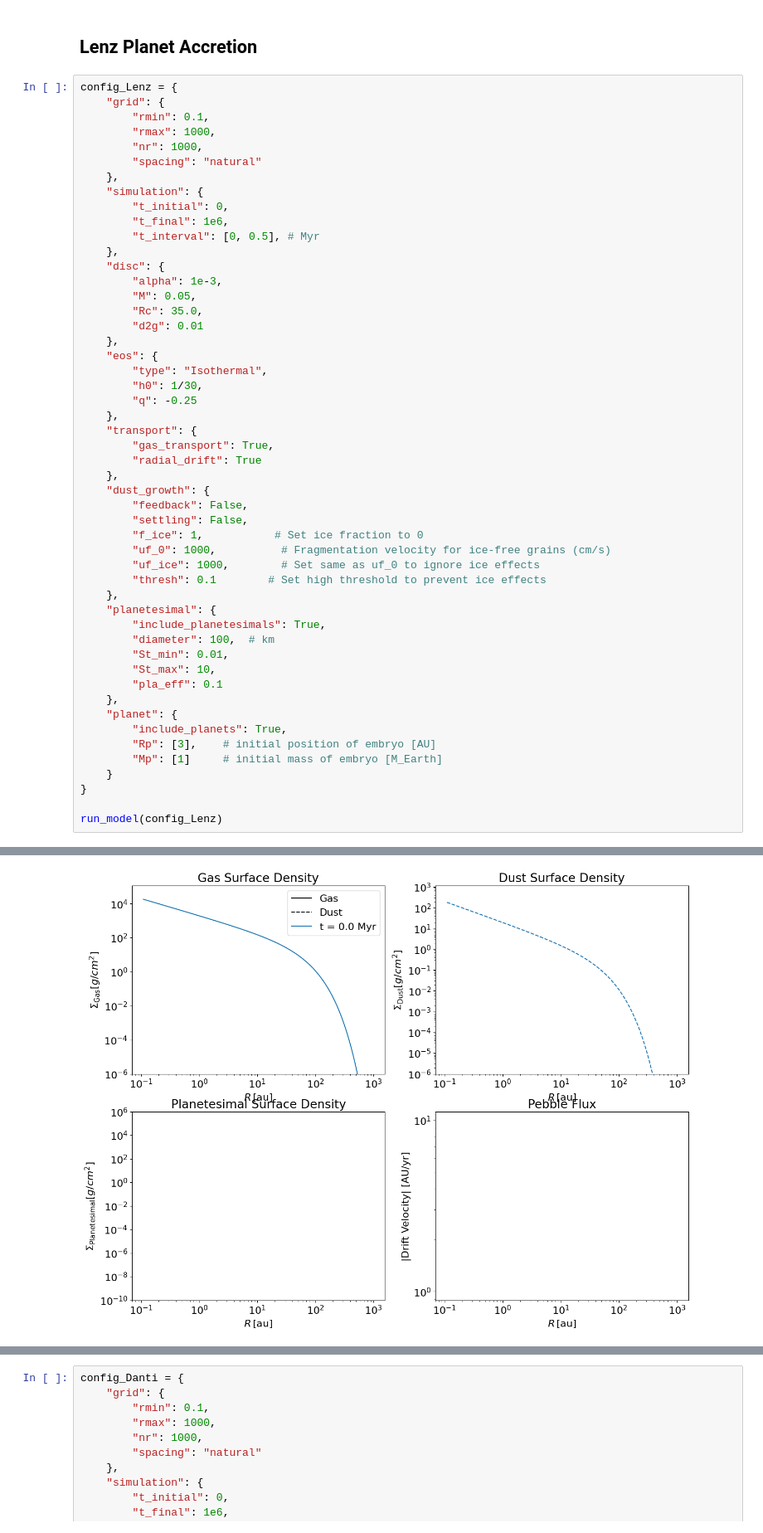
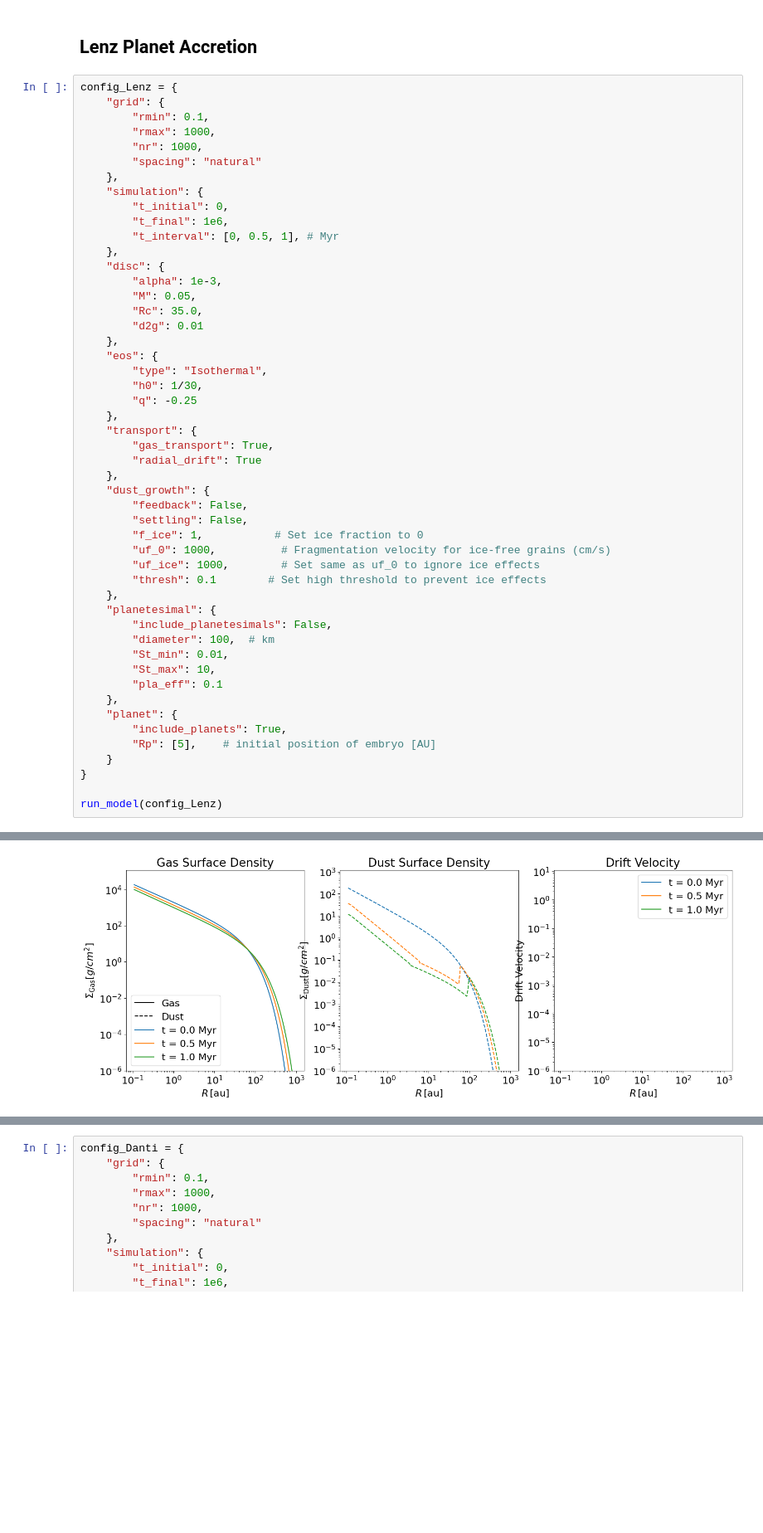
Before and after one commit to mlbalogh/DiscEvolution, a Jupyter notebook: pluto_tests/planetesimals.ipynb, the cells around one changed output, grey strips where cells are left out. Shown at 83% size. Cells and saved outputs as stored; diff of their text form; blank space fills up the shorter version.

Commit message:
Planet Formation Implementation

```diff
--- a/pluto_tests/planetesimals.ipynb
+++ b/pluto_tests/planetesimals.ipynb
@@ -360,7 +382,7 @@ config_Lenz = {
     "simulation": {
         "t_initial": 0,
         "t_final": 1e6,
-        "t_interval": [0, 0.5], # Myr
+        "t_interval": [0, 0.5, 1], # Myr
     },
     "disc": {
         "alpha": 1e-3,
@@ -386,7 +408,7 @@ config_Lenz = {
         "thresh": 0.1        # Set high threshold to prevent ice effects
     },
     "planetesimal": {
-        "include_planetesimals": True,
+        "include_planetesimals": False,
         "diameter": 100,  # km
         "St_min": 0.01,
         "St_max": 10,
@@ -394,8 +416,7 @@ config_Lenz = {
     },
     "planet": {
         "include_planets": True,
-        "Rp": [3],    # initial position of embryo [AU]
-        "Mp": [1]     # initial mass of embryo [M_Earth]
+        "Rp": [5],    # initial position of embryo [AU]
     }
 }
 
@@ -405 +442 @@ KeyboardInterrupt:
-[figure, old version]
+[figure, new version]
```
Also changed, not shown: parts of 2 cells of this notebook.
